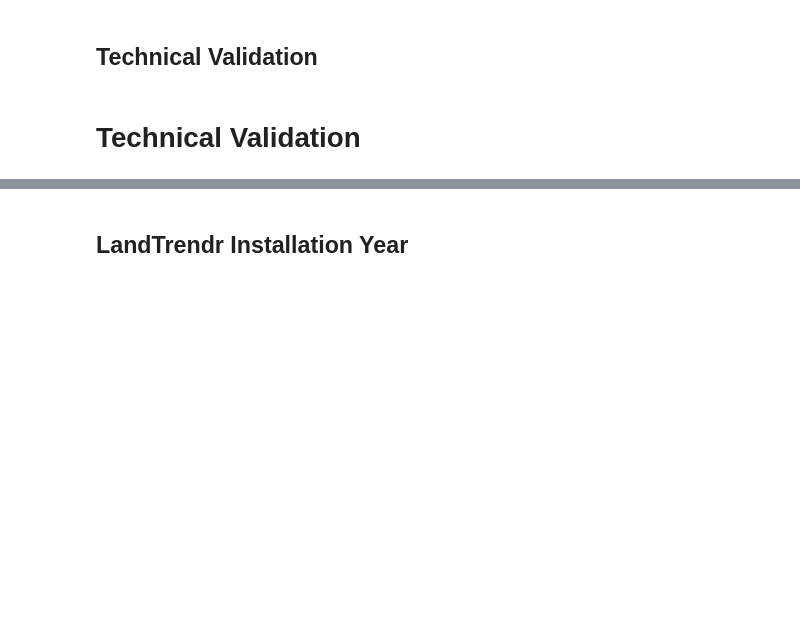
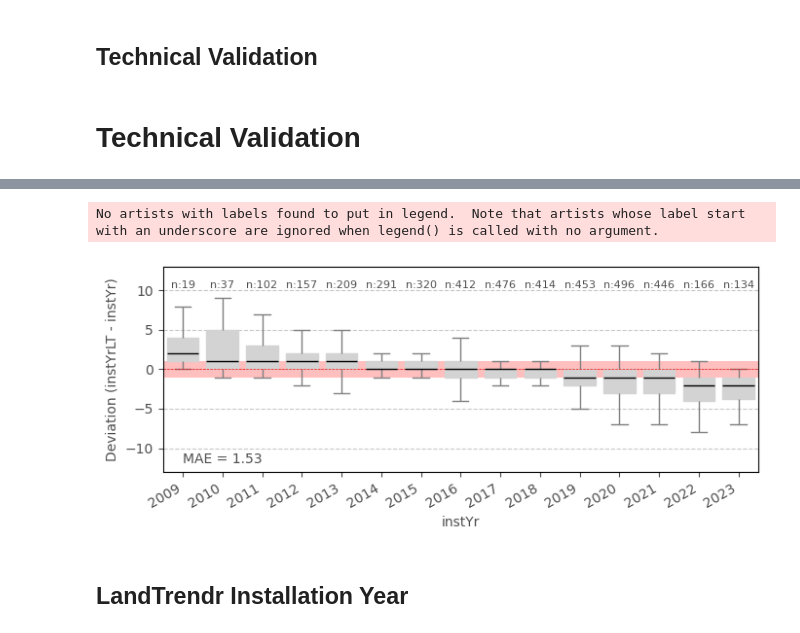
Before and after one commit to stidjaco/GMSEUS, a Jupyter notebook: script8_technicalValidation.ipynb, the cells around one changed output, grey strips where cells are left out. Cells and saved outputs as stored; diff of their text form; code cells hidden in the pictures; blank space fills up the shorter version.

```diff
--- a/script8_technicalValidation.ipynb
+++ b/script8_technicalValidation.ipynb
@@ -289,3 +330,64 @@ Sum of area for existing arrays with newBound = 1:  318.33109712049855
+# %%
+# Plot the boxplot with seaborn
+plt.figure(figsize=(7, 3))
+gray_shade = "lightgray"  # Color for boxplots
+
+# Add a shaded black region for ±1 year deviation (set border width to none)
+plt.axhspan(-1, 1, color='red', alpha=0.25, lw=0) # , label='±1 Year Deviation'
+
+# Create the boxplot
+sns.boxplot(
+    x='instYr',
+    y='deviation',
+    data=lt_data_noNull,
+    boxprops=dict(color=gray_shade),  # Apply gray shade to boxplots
+    whiskerprops=dict(color="gray"),  # Make whiskers dark gray
+    capprops=dict(color="gray"),  # Make caps dark gray
+    medianprops=dict(color="black"),  # Ensure median line is black
+    showfliers=False)
+
+# Add the count (N) above each box
+for i, (year, count) in enumerate(counts.items()):
+    plt.text(i, 10, f'n:{count}', ha='center', va='bottom', fontsize=8, color='#4D4D4D')
+
+# Add annotations for MAE and missing arrays in the lower-left corner
+plt.text(0, -10.5, f'MAE = {instYrMAE:.2f}', ha='left', va='top', fontsize=10, color='#4D4D4D')
+
+# Set x and y limits
+plt.ylim(-13, 13)
+
+# Add labels, title, and grid
+plt.xlabel('instYr', fontsize=10, color='#4D4D4D')
+plt.ylabel('Deviation (instYrLT - instYr)', fontsize=10, color='#4D4D4D')
+plt.grid(axis='y', linestyle='--', alpha=0.7)
+
+# Adjust x-axis text angle to 30 degrees with custom alignment
+plt.xticks(rotation=30, ha='right')
+
+# Add a 0 line (no deviation)
+plt.axhline(y=0, color='red', linestyle='--', linewidth=0.5) # , label='No Deviation'
+
+# Add a legend with text color updated
+legend = plt.legend(fontsize=8, frameon=False)
+for text in legend.get_texts():
+    text.set_color('#4D4D4D')
+
+# Set axis tick colors
+plt.tick_params(axis='x', colors='#4D4D4D')
+plt.tick_params(axis='y', colors='#4D4D4D')
+
+# Final layout adjustments and show plot
+plt.tight_layout()
+
+# Export
+plt.savefig(os.path.join(figure_path, 'instYrAccuracy.png'), dpi=300, bbox_inches='tight')
+plt.savefig(os.path.join(figure_path, 'instYrAccuracy.pdf'), dpi=300, bbox_inches='tight')
+
+# Show plot
+plt.show()
+# %% [output]
+No artists with labels found to put in legend.  Note that artists whose label start with an underscore are ignored when legend() is called with no argument.
+[figure, added]
 # %% [markdown]
 ## LandTrendr Installation Year
 # %%
```
Also changed, not shown: parts of 3 cells of this notebook, 1 other file.
